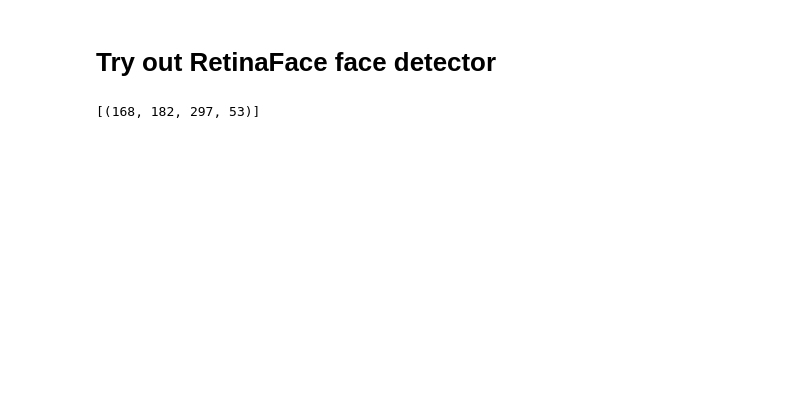
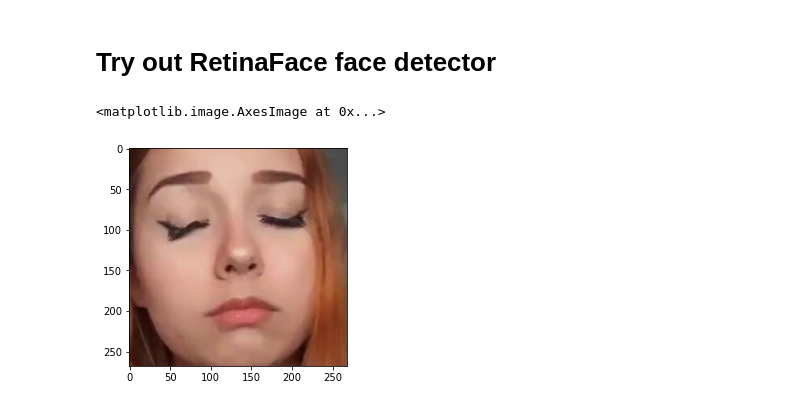
Before and after one commit to callanhoskins/emoji-gan, a Jupyter notebook: image_preprocess.ipynb, the cells around one changed output. Saved outputs shown, nothing was run; the diff lists cells and outputs as text; code cells hidden in the pictures; blank space fills up the shorter version.

Commit message:
Add face cropping to preprocessing

```diff
--- a/image_preprocess.ipynb
+++ b/image_preprocess.ipynb
@@ -80,16 +84,3 @@ plt.imshow(pad_image)
 # %% [output]
 <matplotlib.image.AxesImage at 0x...>
 [figure]
-# %%
-%%time
-if not os.path.exists('resized_emoji_challenge'):
-    os.makedirs('resized_emoji_challenge')
-for file in files_paths:
-    relative_path = os.path.join(*(file.split(os.path.sep)[1:]))
-    folder, filename = os.path.split(relative_path)
-    if not os.path.exists(os.path.join('resized_emoji_challenge', folder)):
-        os.makedirs(os.path.join('resized_emoji_challenge', folder))
-    image = cv2.imread(file)
-    image = zero_pad_img(image)
-    image = cv2.resize(image, (256, 256))
-    cv2.imwrite(os.path.join('resized_emoji_challenge/', folder, filename), image)
@@ -169,7 +139,26 @@ Wall time: 4min 44s
 # %% [markdown]
 # Try out RetinaFace face detector
-# %%
-face_locations = face_recognition.face_locations(sketch_image)
-print(face_locations)
-# %% [output]
-[(168, 182, 297, 53)]
+# %%
+# Returns tuple of location of the largest face in the image
+def find_face_loc(locations):
+    max_area = 0
+    max_loc = (0, 0, 0, 0)
+    for tup in locations:
+        top, right, bottom, left = tup
+        area = (bottom - top) * (right - left)
+        max_area = area if area > max_area else max_area
+        max_loc = tup if area == max_area else max_loc
+    return max_loc
+# %%
+# Returns cropped image of largest face in the photo (or uncropped image if no face found)
+def crop_face(img):
+    locations = face_recognition.face_locations(img)
+    face_loc = find_face_loc(locations)
+    if face_loc == (0, 0, 0, 0):
+        return None
+    top, right, bottom, left = face_loc
+    return img[top:bottom, left:right, :]
+plt.imshow(crop_face(image))
+# %% [output]
+<matplotlib.image.AxesImage at 0x...>
+[figure, added]
```
Also changed, not shown: parts of 5 cells of this notebook, 1 other file.
